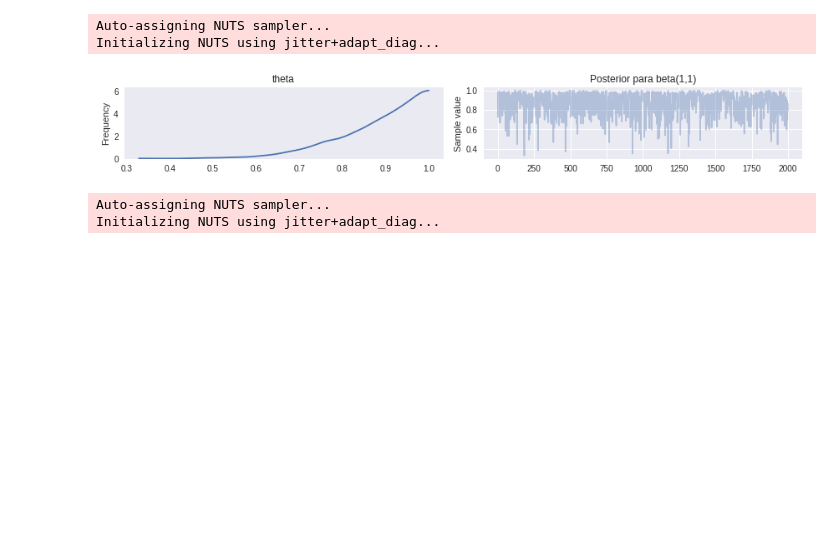
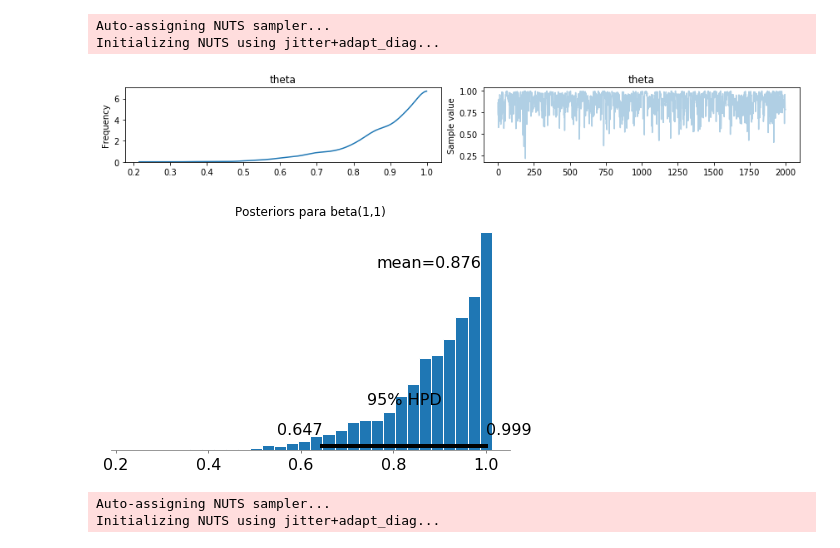
Before and after one commit to barbeiton/tpscd, a Jupyter notebook: tp5/tp5.ipynb, the cells around one changed output. Drawn from its saved outputs; the diff is of its cells as text; code cells hidden in the pictures; blank space fills up the shorter version.

```diff
--- a/tp5/tp5.ipynb
+++ b/tp5/tp5.ipynb
@@ -37,10 +37,13 @@ Auto-assigning NUTS sampler...
 Initializing NUTS using jitter+adapt_diag...
 # %%
 pm.traceplot(trace)
-plt.title("Posterior para beta(1,1)")
 plt.show()
+pm.plot_posterior(trace)
+plt.title("Posteriors para beta(1,1)")
+plt.show()
 # %% [output]
-[figure, old version]
+[figure, new version]
+[figure, added]
 # %%
 trace2, modelo2 = correr_modelo(tiradas=6, caras=6, iteraciones=2000, alpha=60, beta=60)
 # %% [output]
```
Also changed, not shown: parts of 20 cells of this notebook.
